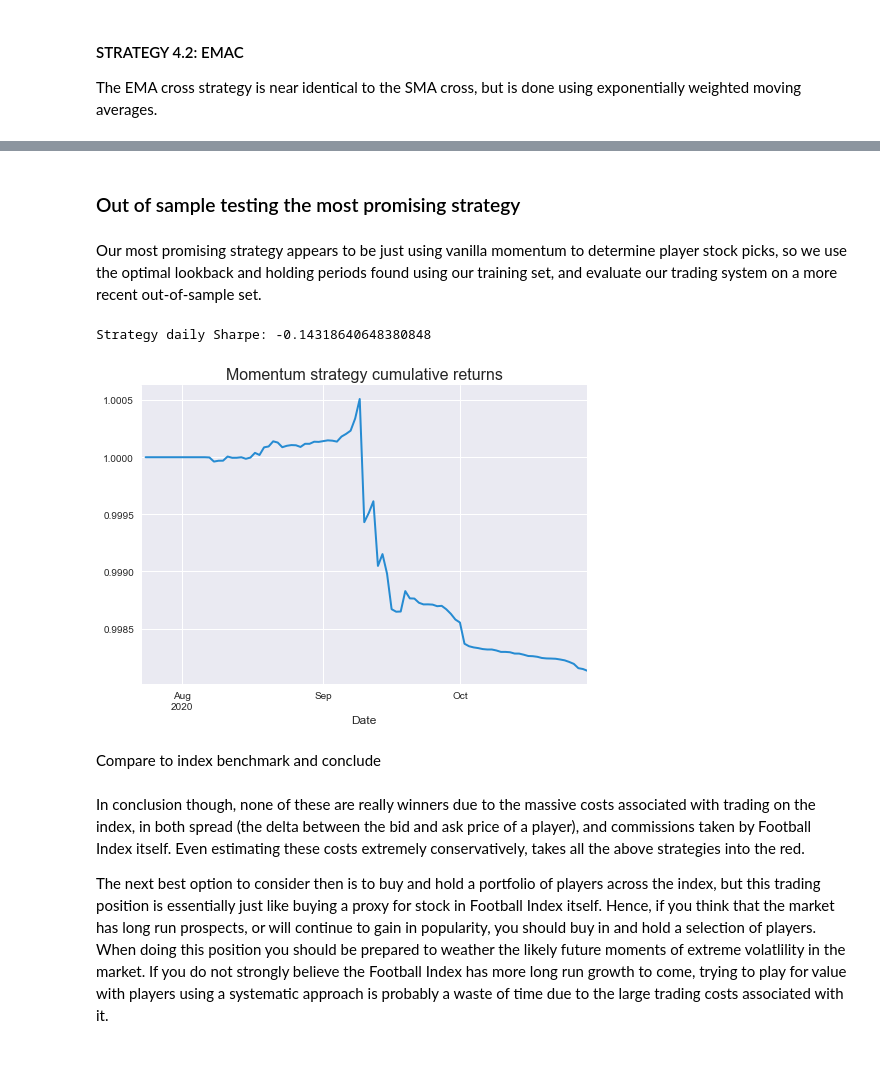
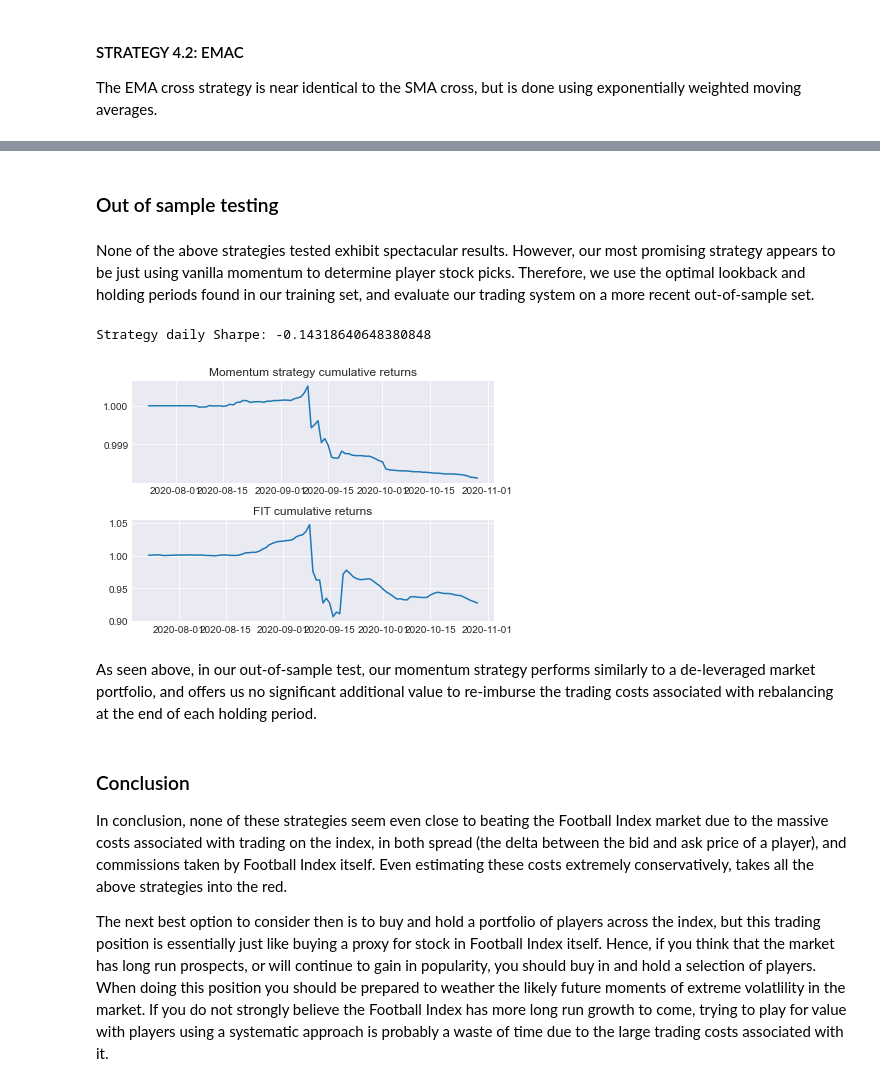
Before and after one commit to MikeyJW/football_index, a Jupyter notebook: FIE_market_analysis.ipynb, the cells around one changed output, grey strips where cells are left out. Cells and saved outputs as stored; diff of their text form; code cells hidden in the pictures; blank space fills up the shorter version.

Commit message:
Re-ran notebook with new plot themes. New out of sample plot vis.

```diff
--- a/FIE_market_analysis.ipynb
+++ b/FIE_market_analysis.ipynb
@@ -306,27 +306,45 @@ Strategy daily Sharpe: 0.021579561159241034
 # %% [markdown]
-### Out of sample testing the most promising strategy
+### Out of sample testing
 # %% [markdown]
-Our most promising strategy appears to be just using vanilla momentum to determine player stock picks, so we use the optimal lookback and holding periods found using our training set, and evaluate our trading system on a more recent out-of-sample set.
+None of the above strategies tested exhibit spectacular results. However, our most promising strategy appears to be just using vanilla momentum to determine player stock picks. Therefore, we use the optimal lookback and holding periods found in our training set, and evaluate our trading system on a more recent out-of-sample set.
 # %%
-# STRATEGY 1: Price momentum
+# OUT OF SAMPLE TESTING: Price momentum
 data = out_of_sample
 strategy = utils.momentum_strat
 
 optimal_params =  {'holding_period': 14,
                    'lookback_window': 21}
 
+# Plot results
+fig, ax = plt.subplots(2, 1)
+
 results = utils.momentum_strat(data, param_dict=optimal_params)
-results.plot(title='Momentum strategy cumulative returns')
+ax[0].plot(results)
+ax[0].set_title('Momentum strategy cumulative returns')
+
+# Plot index benchmark
+start = results.index.min()
+end = results.index.max()
+
+OOS_log_returns = FIT_log_returns[start:end]
+OOS_cum_returns = OOS_log_returns.cumsum().apply(np.exp)
+
+ax[1].plot(OOS_cum_returns[start:end])
+ax[1].set_title('FIT cumulative returns')
+
+plt.tight_layout()
 
 daily_pf_returns = results.pct_change(1) + 1
 strategy_sharpe = utils.gen_daily_sharpe(daily_pf_returns)
 print('Strategy daily Sharpe: ' + str(strategy_sharpe))
 # %% [output]
 Strategy daily Sharpe: -0.14318640648380848
-[figure, old version]
+[figure, new version]
-# %% [markdown]
-Compare to index benchmark and conclude
+# %% [markdown]
+As seen above, in our out-of-sample test, our momentum strategy performs similarly to a de-leveraged market portfolio, and offers us no significant additional value to re-imburse the trading costs associated with rebalancing at the end of each holding period.
 # %% [markdown]
-In conclusion though, none of these are really winners due to the massive costs associated with trading on the index, in both spread (the delta between the bid and ask price of a player), and commissions taken by Football Index itself. Even estimating these costs extremely conservatively, takes all the above strategies into the red.
+### Conclusion
+
+In conclusion, none of these strategies seem even close to beating the Football Index market due to the massive costs associated with trading on the index, in both spread (the delta between the bid and ask price of a player), and commissions taken by Football Index itself. Even estimating these costs extremely conservatively, takes all the above strategies into the red.
 
 The next best option to consider then is to buy and hold a portfolio of players across the index, but this trading position is essentially just like buying a proxy for stock in Football Index itself. Hence, if you think that the market has long run prospects, or will continue to gain in popularity, you should buy in and hold a selection of players. When doing this position you should be prepared to weather the likely future moments of extreme volatlility in the market. If you do not strongly believe the Football Index has more long run growth to come, trying to play for value with players using a systematic approach is probably a waste of time due to the large trading costs associated with it.
```
Also changed, not shown: parts of 11 cells of this notebook.
